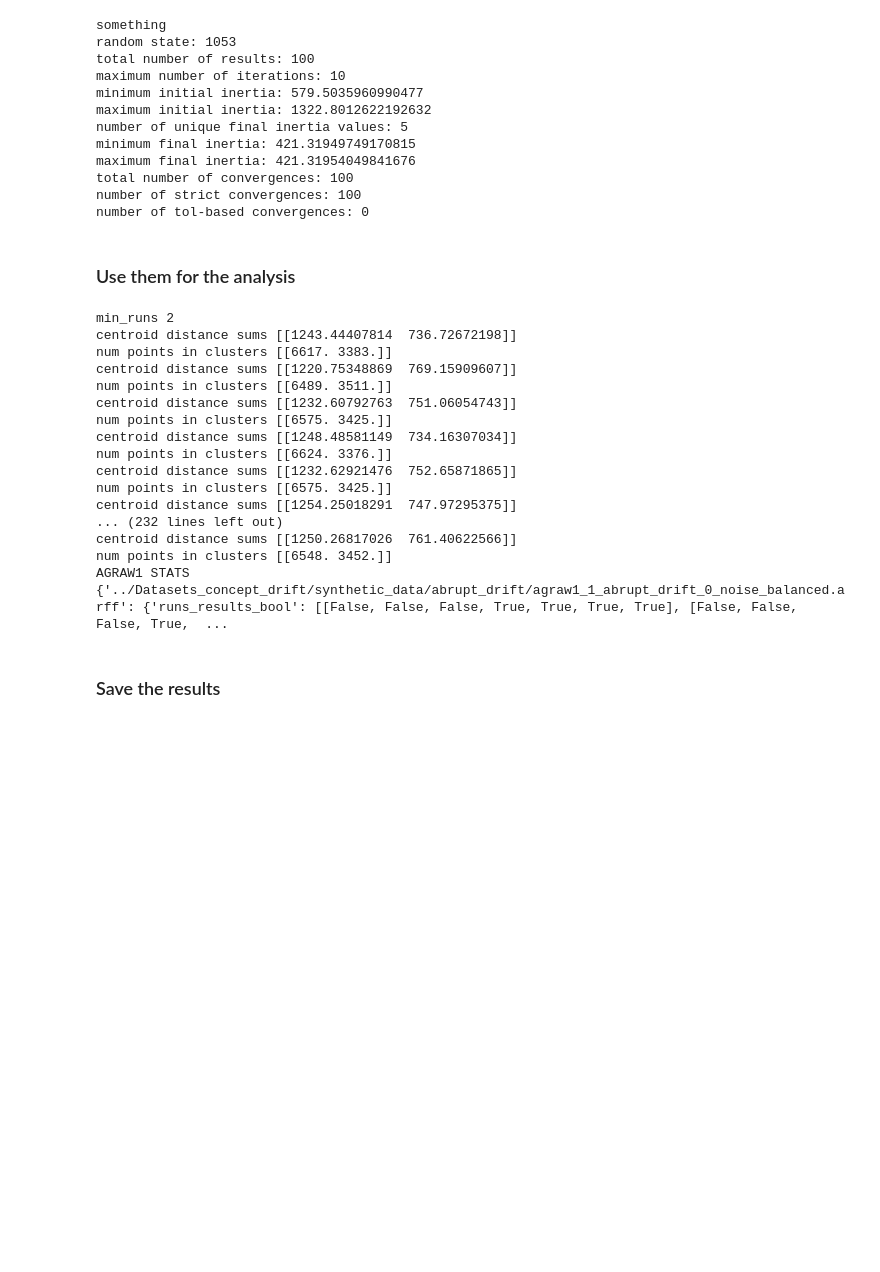
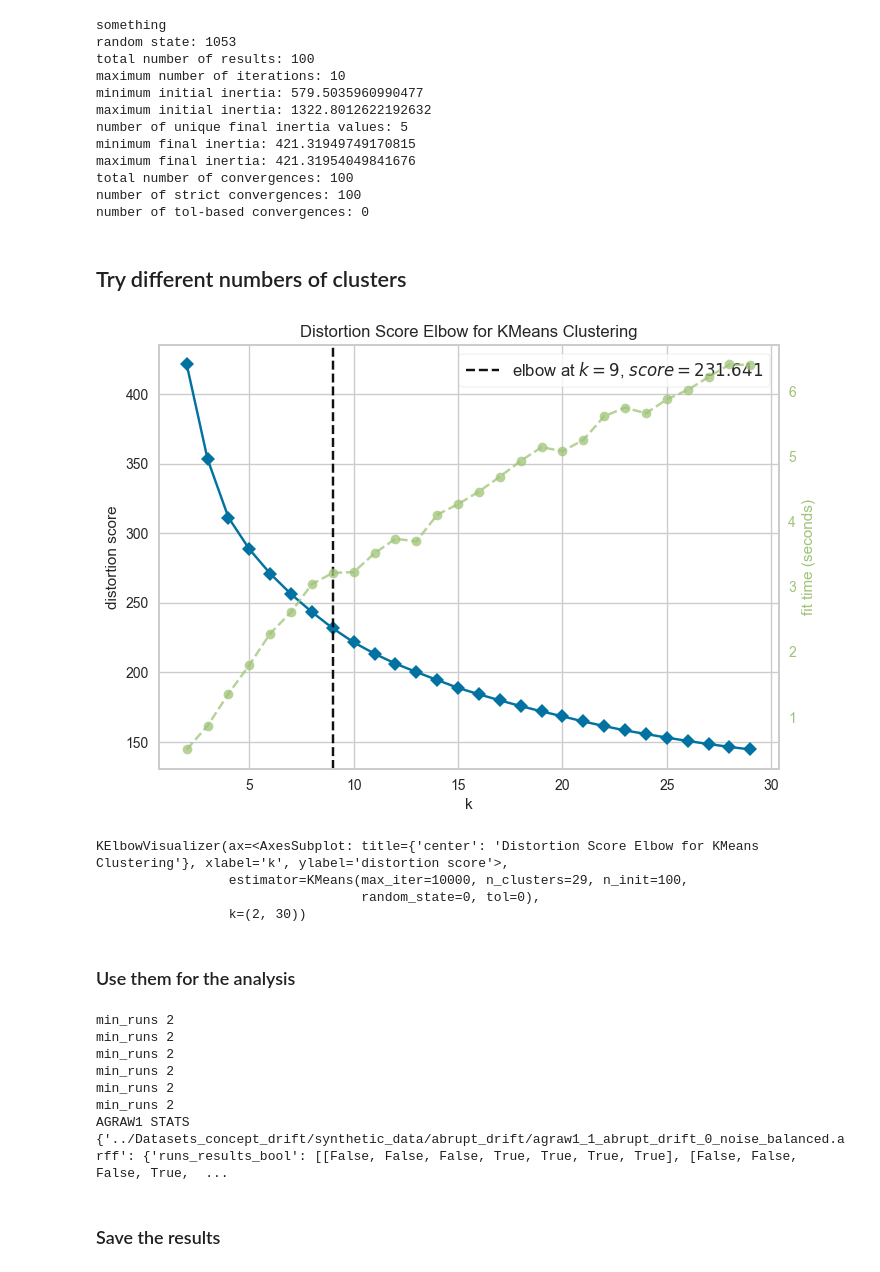
Before and after one commit to Jindrich455/clustering-drift-detection, a Jupyter notebook: mssw/mssw_agraw1.ipynb, the cells around one changed output. Cells and saved outputs as stored; diff of their text form; code cells hidden in the pictures; blank space fills up the shorter version.

Commit message:
Add prints to ucdd, use optimal n_clusters in mssw (works)

```diff
--- a/mssw/mssw_agraw1.ipynb
+++ b/mssw/mssw_agraw1.ipynb
@@ -293,10 +293,34 @@ maximum final inertia: 421.31954049841676
 total number of convergences: 100
 number of strict convergences: 100
 number of tol-based convergences: 0
+# %% [markdown]
+## Try different numbers of clusters
+# %%
+from yellowbrick.cluster.elbow import kelbow_visualizer
+from yellowbrick.datasets.loaders import load_nfl
+from sklearn.cluster import KMeans
+
+
+kmeans = KMeans(
+    n_init=100,
+    max_iter=10000,
+    tol=0,
+    random_state=0
+)
+
+kelbow_visualizer(kmeans, weighted_joined_reference_data, k=(2, 30))
+# %% [output]
+[figure, added]
+KElbowVisualizer(ax=<AxesSubplot: title={'center': 'Distortion Score Elbow for KMeans Clustering'}, xlabel='k', ylabel='distortion score'>,
+                 estimator=KMeans(max_iter=10000, n_clusters=29, n_init=100,
+                                  random_state=0, tol=0),
+                 k=(2, 30))
 # %% [markdown]
 ### Use them for the analysis
 # %%
 from core import mssw_eval
+import importlib
+importlib.reload(mssw_eval)
 
 
 agraw1_exclude_stats = {}
@@ -305,9 +329,9 @@ for agraw1_path in all_agraw1_data_paths:
         mssw_eval.all_drifting_batches_randomness_robust(
         agraw1_exclude_reference_batches[agraw1_path],
         agraw1_exclude_testing_batches[agraw1_path],
-        n_clusters=2,
+        n_clusters=9,
         n_init=100,
-        max_iter=100,
+        max_iter=10000,
         tol=0,
         true_drift_idx=2,
         min_runs=2
@@ -324,20 +348,11 @@ print('AGRAW1 STATS')
 print(agraw1_exclude_stats)
 # %% [output]
 min_runs 2
-centroid distance sums [[1243.44407814  736.72672198]]
-num points in clusters [[6617. 3383.]]
-centroid distance sums [[1220.75348869  769.15909607]]
-num points in clusters [[6489. 3511.]]
-centroid distance sums [[1232.60792763  751.06054743]]
-num points in clusters [[6575. 3425.]]
-centroid distance sums [[1248.48581149  734.16307034]]
-num points in clusters [[6624. 3376.]]
-centroid distance sums [[1232.62921476  752.65871865]]
-num points in clusters [[6575. 3425.]]
-centroid distance sums [[1254.25018291  747.97295375]]
-... (232 lines left out)
-centroid distance sums [[1250.26817026  761.40622566]]
-num points in clusters [[6548. 3452.]]
+min_runs 2
+min_runs 2
+min_runs 2
+min_runs 2
+min_runs 2
 AGRAW1 STATS
 {'../Datasets_concept_drift/synthetic_data/abrupt_drift/agraw1_1_abrupt_drift_0_noise_balanced.arff': {'runs_results_bool': [[False, False, False, True, True, True, True], [False, False, False, True,  ...
 # %% [markdown]
```
Also changed, not shown: parts of 7 cells of this notebook, 20 other files.
